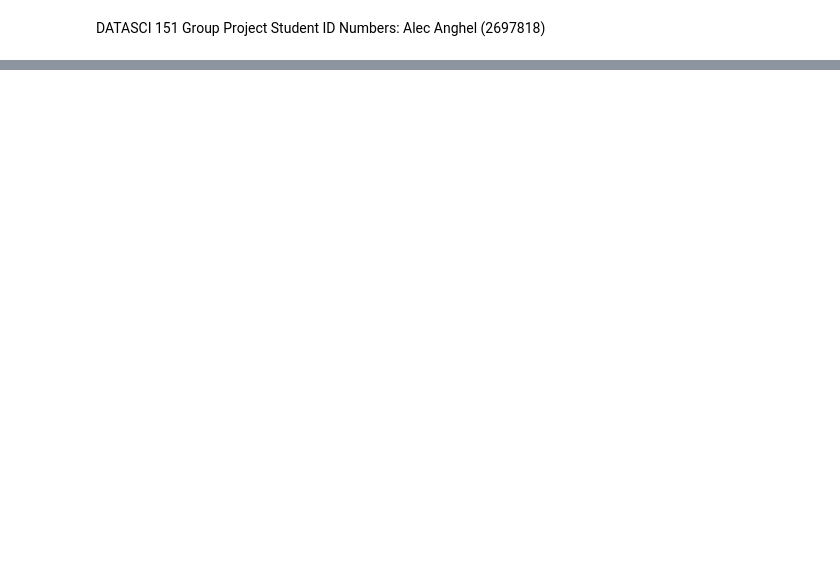
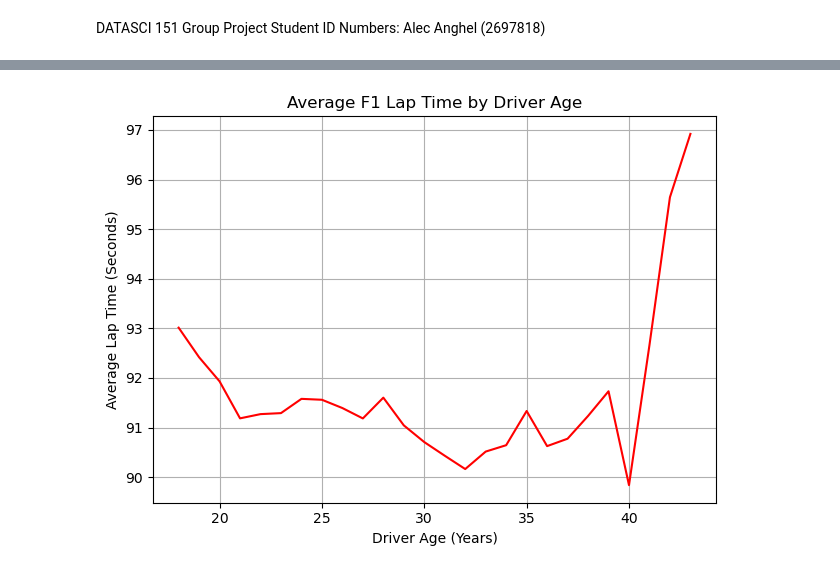
Before and after one commit to ElsaMathew-Lewis/F1_Statistical-Analysis_GroupProject, a Jupyter notebook: alec_notebook.ipynb, the cells around one changed output, grey strips where cells are left out. Drawn from its saved outputs; the diff is of its cells as text; code cells hidden in the pictures; blank space fills up the shorter version.

```diff
--- a/alec_notebook.ipynb
+++ b/alec_notebook.ipynb
@@ -22,0 +162,23 @@ display(circutsdf)
+# %%
+# I also now want to look at the relationship between a drivers age and they're performance
+# Let's load in the races dataset
+races = pd.read_csv("f1_data/races.csv")
+
+# Realistically we only need the raceId and date columns
+races_clean = races[["raceId","date"]]
+
+# Now we convert the date into a datetime format again (cleaning data)
+races_clean['date'] = pd.to_datetime(races_clean['date'])
+
+# Let's merge this with our dataset
+f1_data = pd.merge(f1_data, races_clean, on='raceId', how='inner')
+
+# Now we need to actually need to find a drivers age
+# We can substract the date of the event from the drivers dob and then convert it to years
+# (I'm dividing by 365.25 because using leap years that the average amount of days in a year)
+f1_data['driver_age'] = (f1_data['date'] - f1_data['dob']).dt.days / 365.25
+
+# Let's also round the age down to the nearest whole number
+f1_data['age_years'] = np.floor(f1_data['driver_age'])
+
+display(f1_data)
@@ -22,0 +204,22 @@ display(circutsdf)
+# %%
+# Ok now lets do some analysis like before
+# Filter only the normal laps
+clean_laps = f1_data[f1_data['seconds'] < 120]
+
+# Filter for only normal racing years. Maybe remove some outliers in,
+# so keep in the ages 18 to 45 only so it doesn't ruin the data
+age_filtered = clean_laps[(clean_laps['age_years'] >= 18) & (clean_laps['age_years'] <= 45)]
+
+# Again, let's group the data by age to find the average lap time for each age group
+age_table = age_filtered.groupby('age_years')['seconds'].mean()
+
+# Now we make the plot
+plt.plot(age_table.index, age_table.values, color = "red")
+plt.title('Average F1 Lap Time by Driver Age')
+plt.xlabel('Driver Age (Years)')
+plt.ylabel('Average Lap Time (Seconds)')
+plt.tight_layout()
+plt.grid(True)
+plt.show()
+# %% [output]
+[figure, added]
```
Also changed, not shown: parts of 13 cells of this notebook.
